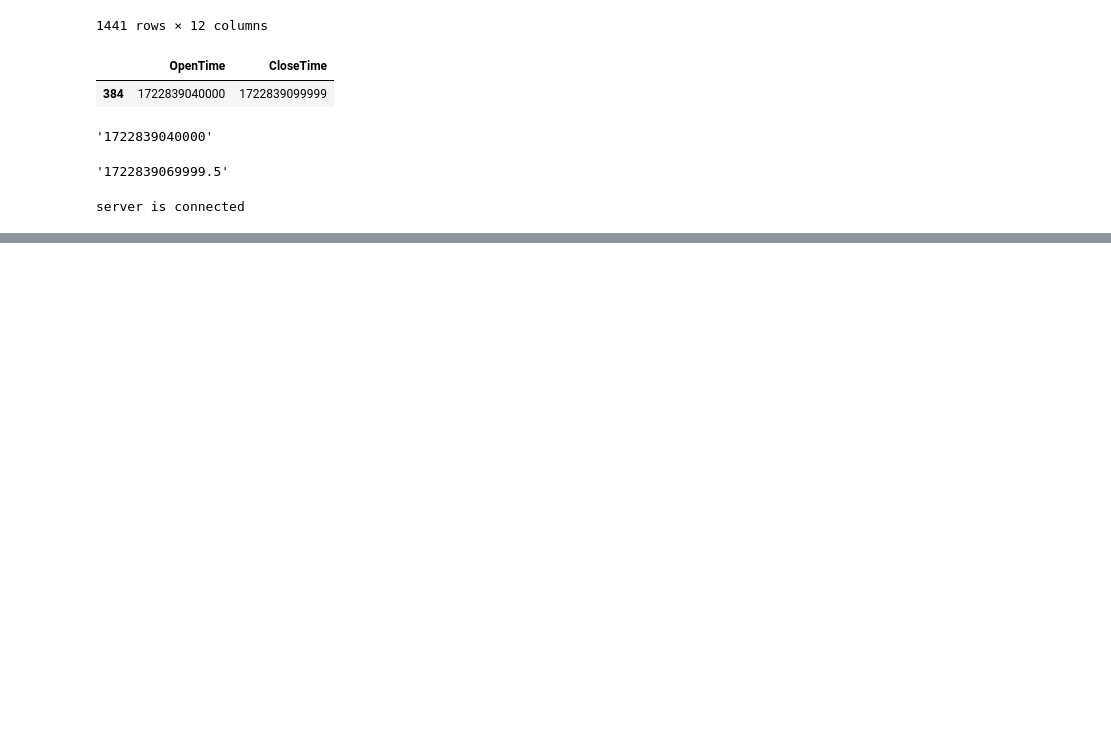
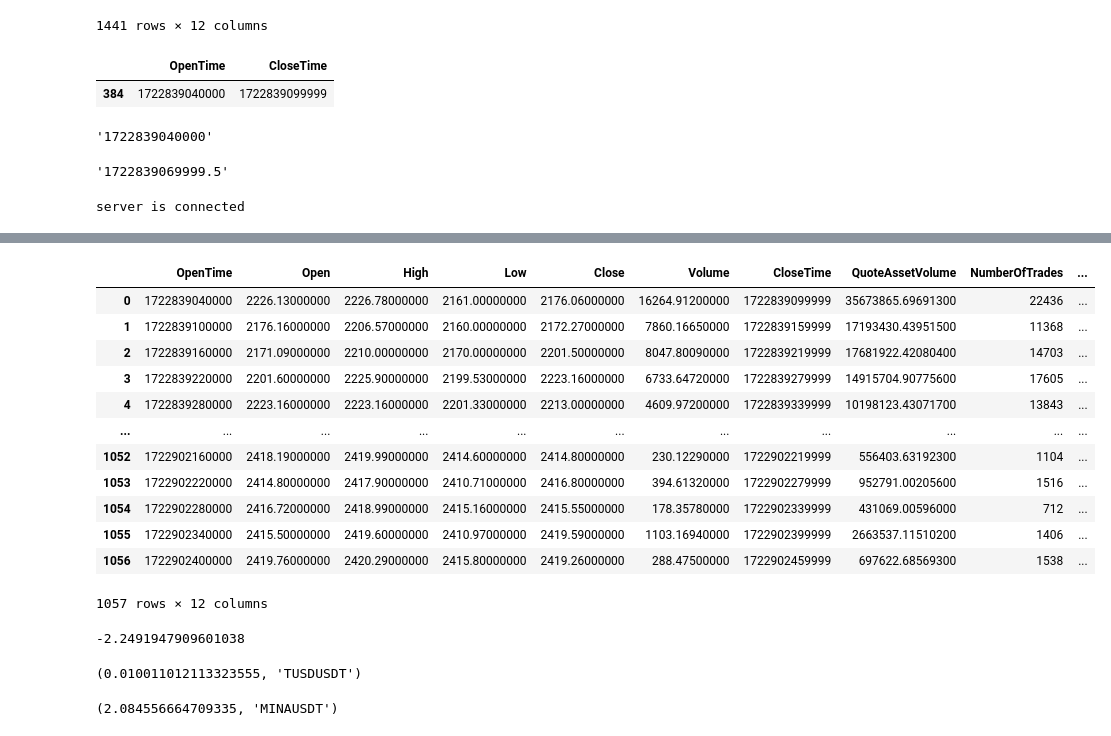
Before and after one commit to satyvm/reversed_altcoins, a Jupyter notebook: main.ipynb, the cells around one changed output, grey strips where cells are left out. Saved outputs shown, nothing was run; the diff lists cells and outputs as text; code cells hidden in the pictures; blank space fills up the shorter version.

```diff
--- a/main.ipynb
+++ b/main.ipynb
@@ -256,0 +236,4 @@ AttributeError: 'Series' object has no attribute 'iterrows'
+# %%
+df_symbol_coins = df_symbol_coins.apply(lambda x: str(x).upper() + str("USDT"))
+df_10_symbol_coins = df_symbol_coins.head(10)
+df_10_symbol_coins
@@ -256,0 +255,4 @@ AttributeError: 'Series' object has no attribute 'iterrows'
+# %%
+df_h_coins = dict()
+all_t_p = {t_p(60000): Client.KLINE_INTERVAL_1MINUTE, t_p(180000): Client.KLINE_INTERVAL_3MINUTE}
+all_t_p
@@ -256,0 +261,15 @@ AttributeError: 'Series' object has no attribute 'iterrows'
+# %%
+for index, symbol in df_symbol_coins.items():
+    if client.get_symbol_info(symbol) is not None:
+        h_i_coins = pd.DataFrame.from_dict(client.get_historical_klines(symbol, Client.KLINE_INTERVAL_1MINUTE, l_ot_BTCUSDT, '7 Aug 2024'))
+        if h_i_coins.empty:
+            df_h_coins[symbol] = None
+            print(symbol, " does not gave a proper output")
+            continue
+        else:
+            h_i_coins.columns = ['OpenTime', 'Open', 'High', 'Low', 'Close', 'Volume', 'CloseTime', 'QuoteAssetVolume', 'NumberOfTrades', 'TB_BaseVolume', 'TB_QuoteVolume', 'Ignore']
+            df_h_coins[symbol] = h_i_coins
+            print(symbol, " has been added")
+    else:
+        df_h_coins[symbol] = None
+        print(symbol, " does not exist")
@@ -256,0 +294,24 @@ AttributeError: 'Series' object has no attribute 'iterrows'
+# %%
+df_h_coins["ETHUSDT"]
+# %% [output]
+|  | OpenTime | Open | High | Low | Close | Volume | CloseTime | QuoteAssetVolume | NumberOfTrades | ... |
+| 0 | 1722839040000 | 2226.13000000 | 2226.78000000 | 2161.00000000 | 2176.06000000 | 16264.91200000 | 1722839099999 | 35673865.69691300 | 22436 | ... |
+| 1 | 1722839100000 | 2176.16000000 | 2206.57000000 | 2160.00000000 | 2172.27000000 | 7860.16650000 | 1722839159999 | 17193430.43951500 | 11368 | ... |
+| 2 | 1722839160000 | 2171.09000000 | 2210.00000000 | 2170.00000000 | 2201.50000000 | 8047.80090000 | 1722839219999 | 17681922.42080400 | 14703 | ... |
+| 3 | 1722839220000 | 2201.60000000 | 2225.90000000 | 2199.53000000 | 2223.16000000 | 6733.64720000 | 1722839279999 | 14915704.90775600 | 17605 | ... |
+| 4 | 1722839280000 | 2223.16000000 | 2223.16000000 | 2201.33000000 | 2213.00000000 | 4609.97200000 | 1722839339999 | 10198123.43071700 | 13843 | ... |
+| ... | ... | ... | ... | ... | ... | ... | ... | ... | ... | ... |
+| 1052 | 1722902160000 | 2418.19000000 | 2419.99000000 | 2414.60000000 | 2414.80000000 | 230.12290000 | 1722902219999 | 556403.63192300 | 1104 | ... |
+| 1053 | 1722902220000 | 2414.80000000 | 2417.90000000 | 2410.71000000 | 2416.80000000 | 394.61320000 | 1722902279999 | 952791.00205600 | 1516 | ... |
+| 1054 | 1722902280000 | 2416.72000000 | 2418.99000000 | 2415.16000000 | 2415.55000000 | 178.35780000 | 1722902339999 | 431069.00596000 | 712 | ... |
+| 1055 | 1722902340000 | 2415.50000000 | 2419.60000000 | 2410.97000000 | 2419.59000000 | 1103.16940000 | 1722902399999 | 2663537.11510200 | 1406 | ... |
+| 1056 | 1722902400000 | 2419.76000000 | 2420.29000000 | 2415.80000000 | 2419.26000000 | 288.47500000 | 1722902459999 | 697622.68569300 | 1538 | ... |
+1057 rows × 12 columns
+# %%
+def p_change(coin_symbol, time_period):
+    close_price = float(df_h_coins[coin_symbol]['Close'].iloc[time_period - 1])
+    open_price = float(df_h_coins[coin_symbol]['Open'].iloc[0])
+    return ((close_price - open_price)/open_price)*100
+p_change("ETHUSDT", 1)
+# %% [output]
+-2.2491947909601038
@@ -256,0 +329,8 @@ AttributeError: 'Series' object has no attribute 'iterrows'
+# %%
+max_p_change(1)
+# %% [output]
+(0.010011012113323555, 'TUSDUSDT')
+# %%
+max_p_change(10)
+# %% [output]
+(2.084556664709335, 'MINAUSDT')
```
Also changed, not shown: parts of 10 cells of this notebook, 3 other files.
